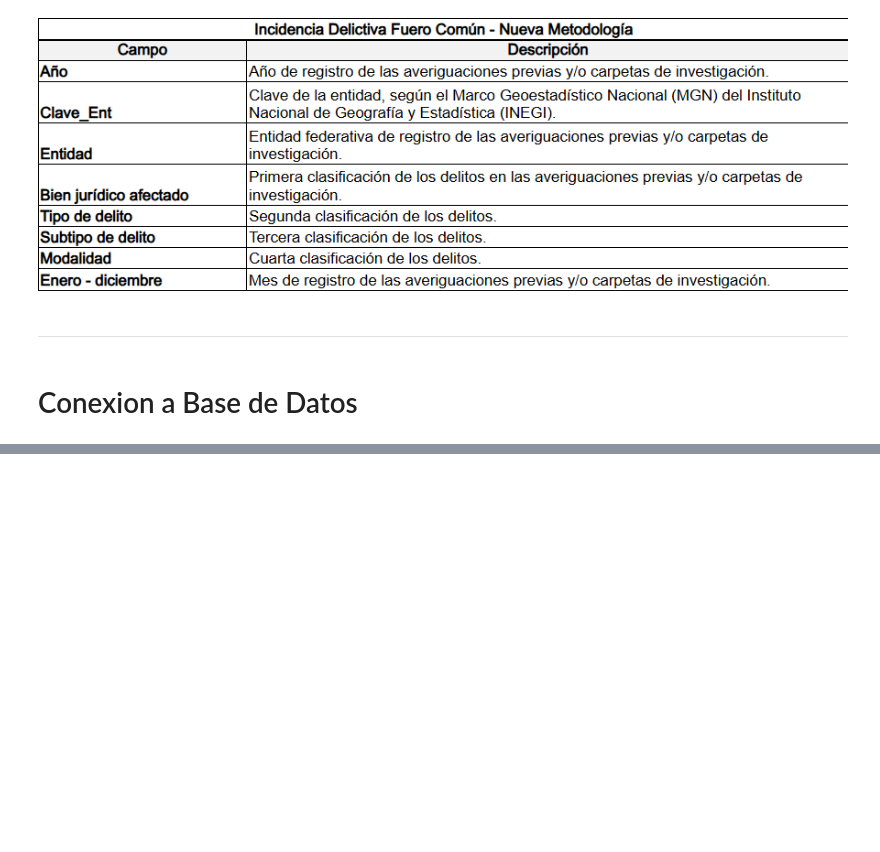
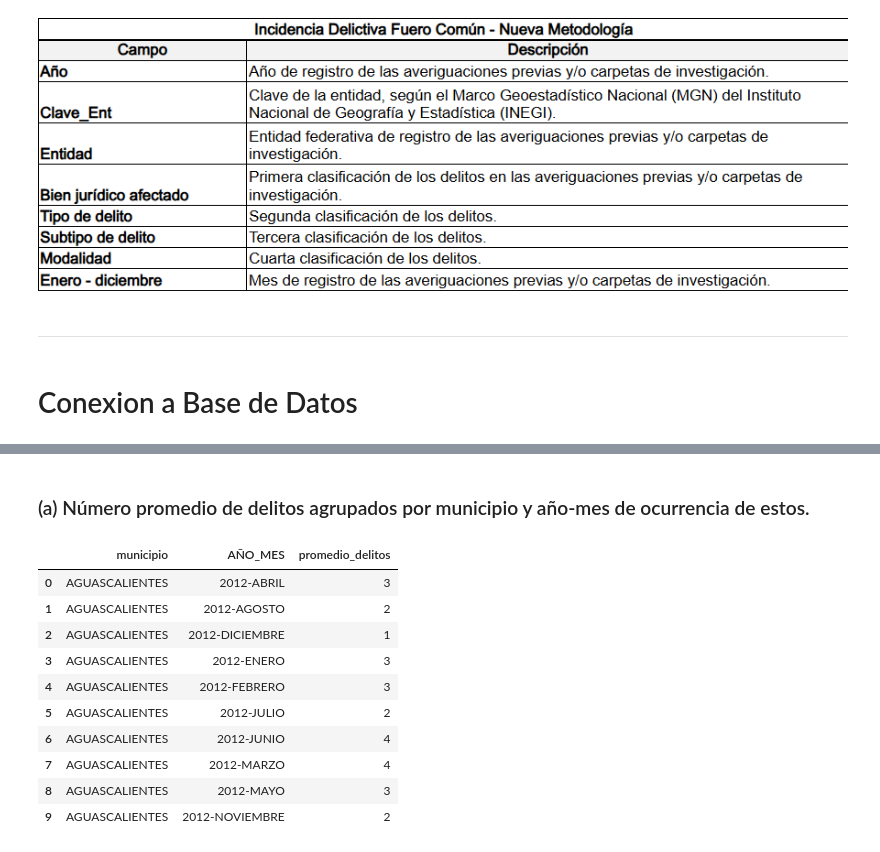
Before and after one commit to BryanHs20/Python-para-Data-Analyst, a Jupyter notebook: Tareas-Proyectos/Proyecto 5.ipynb, the cells around one changed output, grey strips where cells are left out. Saved outputs shown, nothing was run; the diff lists cells and outputs as text; code cells hidden in the pictures; blank space fills up the shorter version.

```diff
--- a/Tareas-Proyectos/Proyecto 5.ipynb
+++ b/Tareas-Proyectos/Proyecto 5.ipynb
@@ -525,0 +567,27 @@ df.sample(10)
+# %% [markdown]
+### (a)  Número promedio de delitos agrupados por municipio y año-mes de ocurrencia de estos.
+# %%
+query_a = """
+SELECT
+    ENTIDAD AS municipio,
+    AÑO_MES,
+    AVG(DELITOS) AS promedio_delitos
+FROM Fuero_federal
+GROUP BY ENTIDAD, AÑO_MES
+ORDER BY ENTIDAD, AÑO_MES;
+"""
+
+df_a = pd.read_sql(query_a, conn)
+df_a.head(10)
+# %% [output]
+|  | municipio | AÑO_MES | promedio_delitos |
+| 0 | AGUASCALIENTES | 2012-ABRIL | 3 |
+| 1 | AGUASCALIENTES | 2012-AGOSTO | 2 |
+| 2 | AGUASCALIENTES | 2012-DICIEMBRE | 1 |
+| 3 | AGUASCALIENTES | 2012-ENERO | 3 |
+| 4 | AGUASCALIENTES | 2012-FEBRERO | 3 |
+| 5 | AGUASCALIENTES | 2012-JULIO | 2 |
+| 6 | AGUASCALIENTES | 2012-JUNIO | 4 |
+| 7 | AGUASCALIENTES | 2012-MARZO | 4 |
+| 8 | AGUASCALIENTES | 2012-MAYO | 3 |
+| 9 | AGUASCALIENTES | 2012-NOVIEMBRE | 2 |
```
Also changed, not shown: parts of 16 cells of this notebook.
